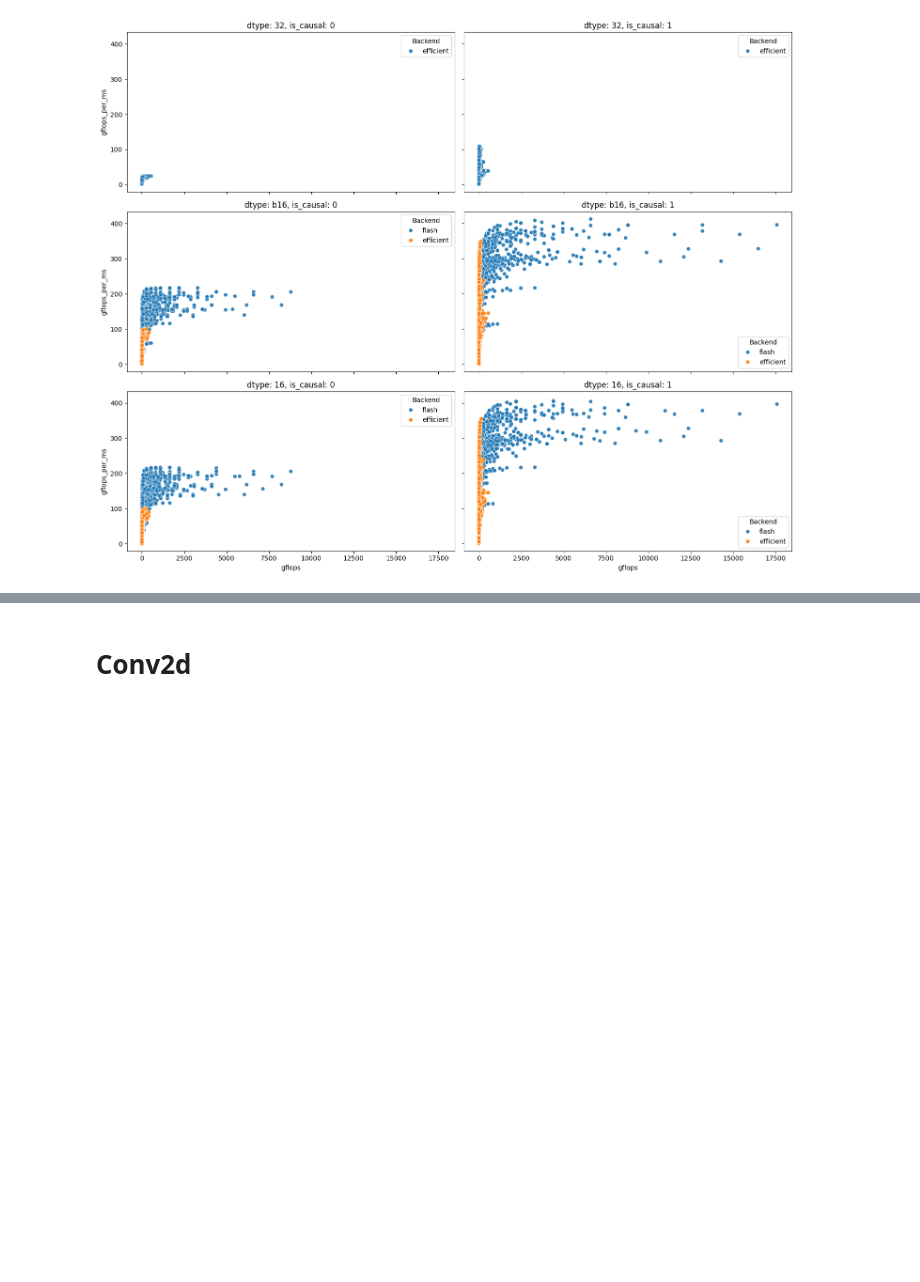
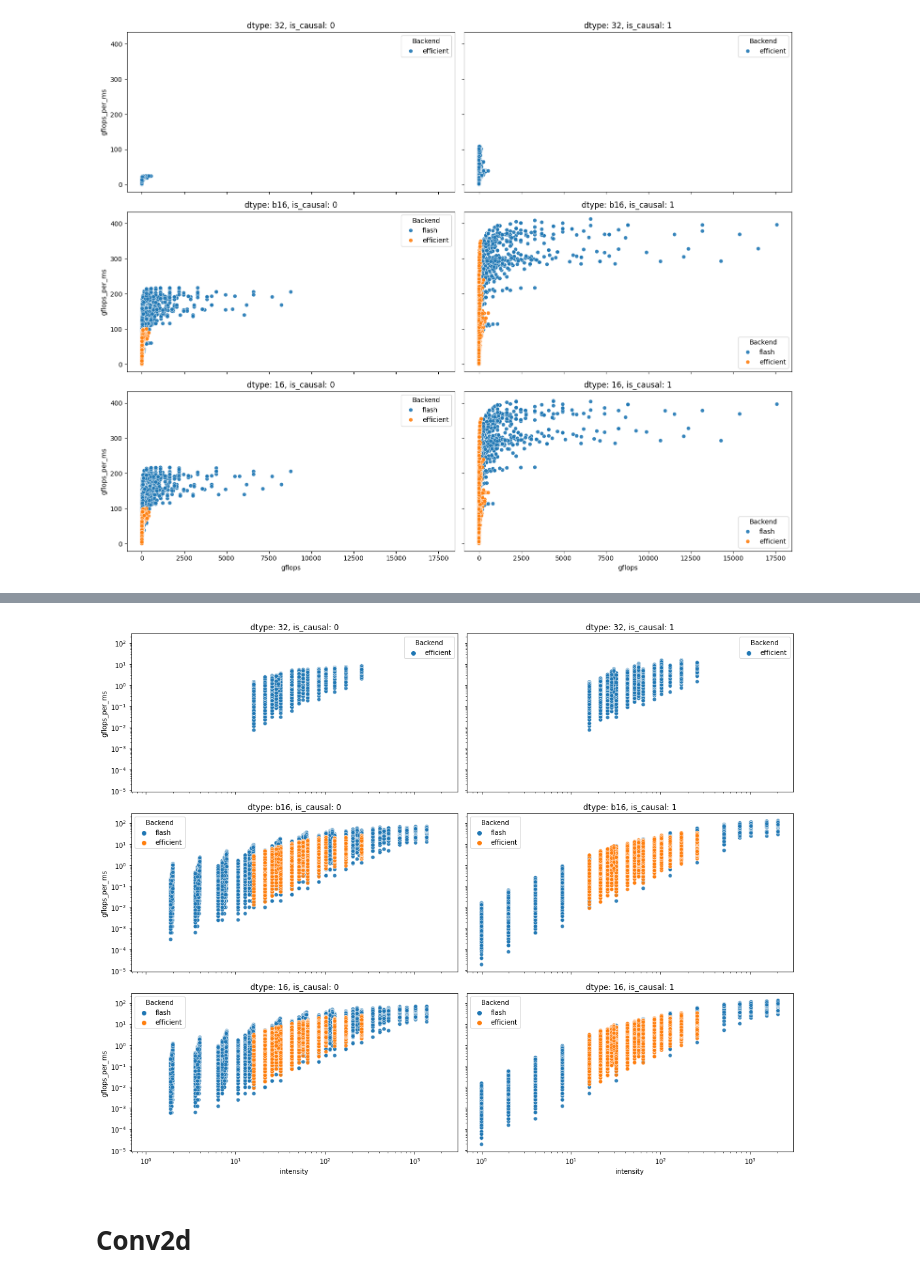
Before and after one commit to azhao20/gpu_profiling, a Jupyter notebook: jupyter/eda/gflops.ipynb, the cells around one changed output, grey strips where cells are left out. Drawn from its saved outputs; the diff is of its cells as text; code cells hidden in the pictures; blank space fills up the shorter version.

```diff
--- a/jupyter/eda/gflops.ipynb
+++ b/jupyter/eda/gflops.ipynb
@@ -120,19 +160,29 @@ plt.show()
 # %%
-df["memory_accesses"] = 2 * (df["b"] * df["h"] * df["s_q"] * df["d_qk"] + df["b"] * df["h"] * df["s_kv"] * df["d_v"])
+df["memory_accesses"] = 2 * (
+    df["b"] * df["h"] * df["s_q"] * df["d_qk"] +  # dQ
+    df["b"] * df["h"] * df["s_kv"] * df["d_qk"] +  # dK
+    df["b"] * df["h"] * df["s_kv"] * df["d_v"] +   # dV
+    df["b"] * df["h"] * df["s_q"] * df["d_v"]      # dOut
+)
 df["intensity"] = (df["gflops"] * 1e9) / df["memory_accesses"]
 
 fig, axes = plt.subplots(3, 2, figsize=(15, 12), sharex=True, sharey=True)
 axes = axes.flatten()
 
 for idx, (dtype, is_causal) in enumerate([(dtype, is_causal) for dtype in ["32", "b16", "16"] for is_causal in [0, 1]]):
     ax = axes[idx]
     sns.scatterplot(
         x="intensity", y="gflops_per_ms", hue="backend", alpha=0.9, data=df.query(f"dtype == '{dtype}' and is_causal == '{is_causal}'"), ax=ax
     )
     ax.set_title(f"dtype: {dtype}, is_causal: {is_causal}")
     ax.legend(title="Backend", loc='best')
+
+ax.set_xscale('log')
+ax.set_yscale('log')
 plt.tight_layout()
 plt.show()
+# %% [output]
+[figure, added]
 # %% [markdown]
 # Conv2d
 # %%
```
Also changed, not shown: parts of 15 cells of this notebook.
